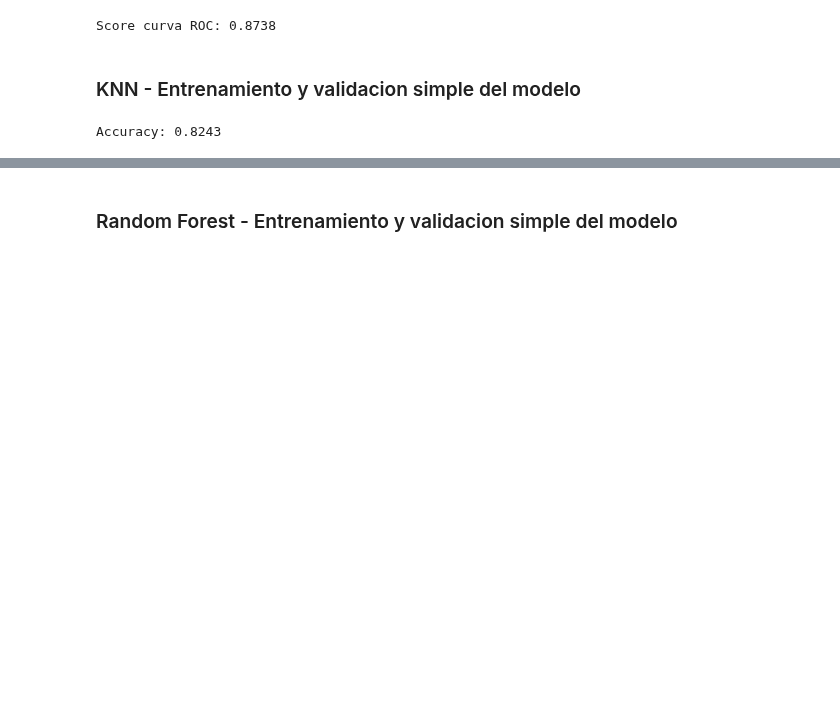
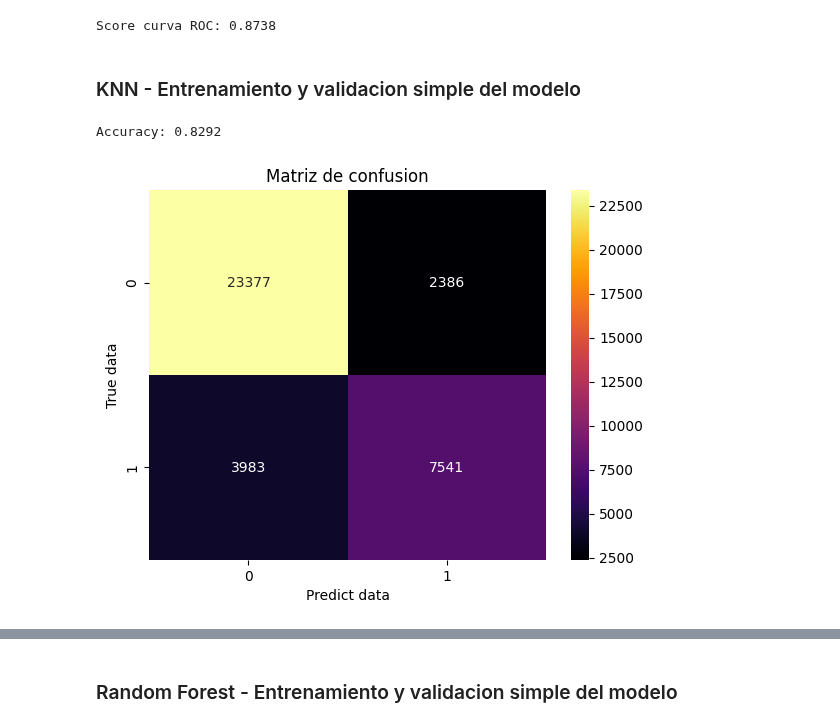
Before and after one commit to arielRas/KaggleCompetition-Coder52295, a Jupyter notebook: Model.ipynb, the cells around one changed output, grey strips where cells are left out. Saved outputs shown, nothing was run; the diff lists cells and outputs as text; code cells hidden in the pictures; blank space fills up the shorter version.

```diff
--- a/Model.ipynb
+++ b/Model.ipynb
@@ -119,8 +148,11 @@ Score curva ROC: 0.8738
 # %% [markdown]
 ### KNN - Entrenamiento y validacion simple del modelo
 # %%
+#DIVISION DE DATOS PARA TRAIN Y TEST
+X_train, X_test, y_train, y_test = train_test_split(x_under, y_under, test_size=0.33, stratify=y_under,random_state=42)
+
+#IMPORTACION DE LIBRERIA
 from sklearn.neighbors import KNeighborsClassifier
-
 
 #INSTANCIA Y ENTRENAMIENTO DEL MODELO
 model = KNeighborsClassifier(n_neighbors=35)
@@ -131,4 +163,9 @@ y_pred = model.predict(X_test)
 accuracy = accuracy_score(y_true=y_test ,y_pred=y_pred)
 print(f'Accuracy: {accuracy:.4f}')
 # %% [output]
-Accuracy: 0.8243
+Accuracy: 0.8292
+# %%
+#GRAFICO MATRIZ DE CONFUSION
+Metrics().plot_confusion_matrix_dicotomic(y_test, y_pred, None, None)
+# %% [output]
+[figure, added]
```
Also changed, not shown: parts of 35 cells of this notebook.
